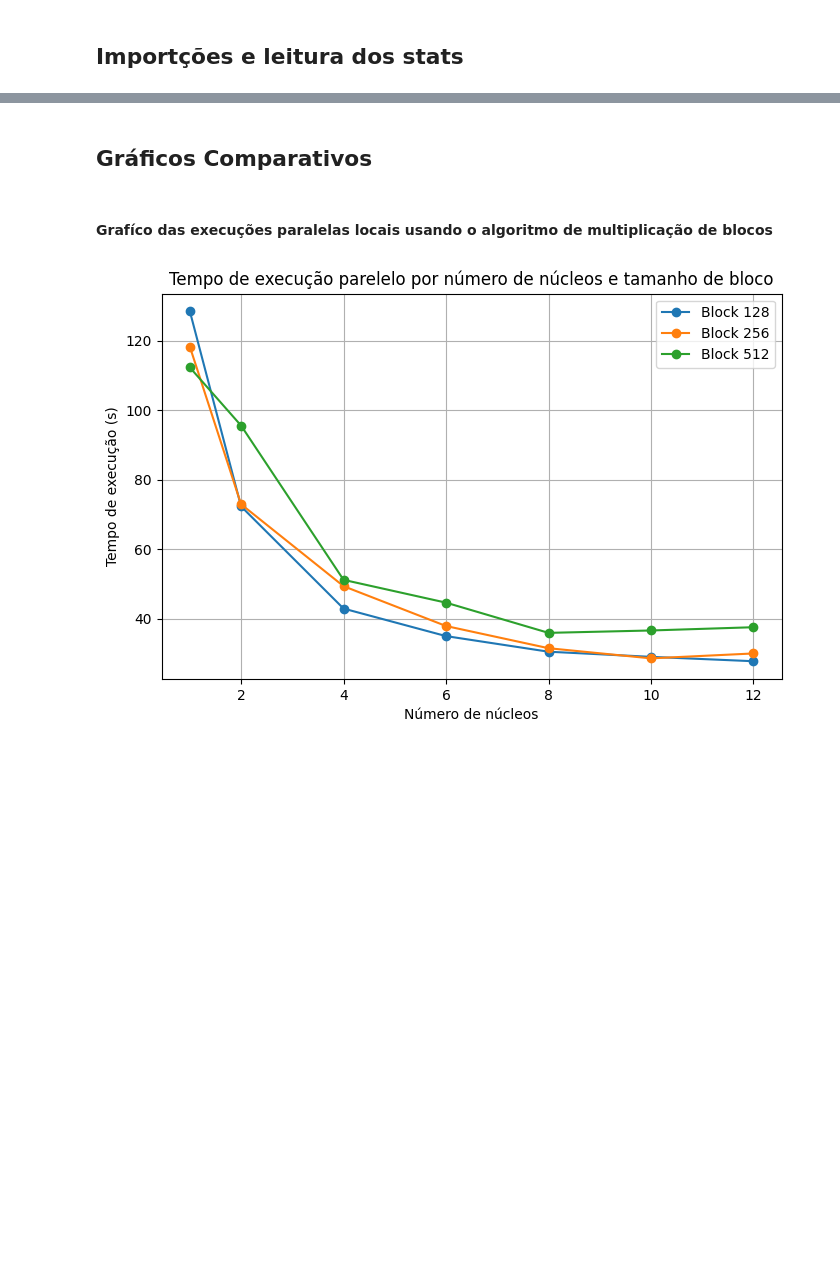
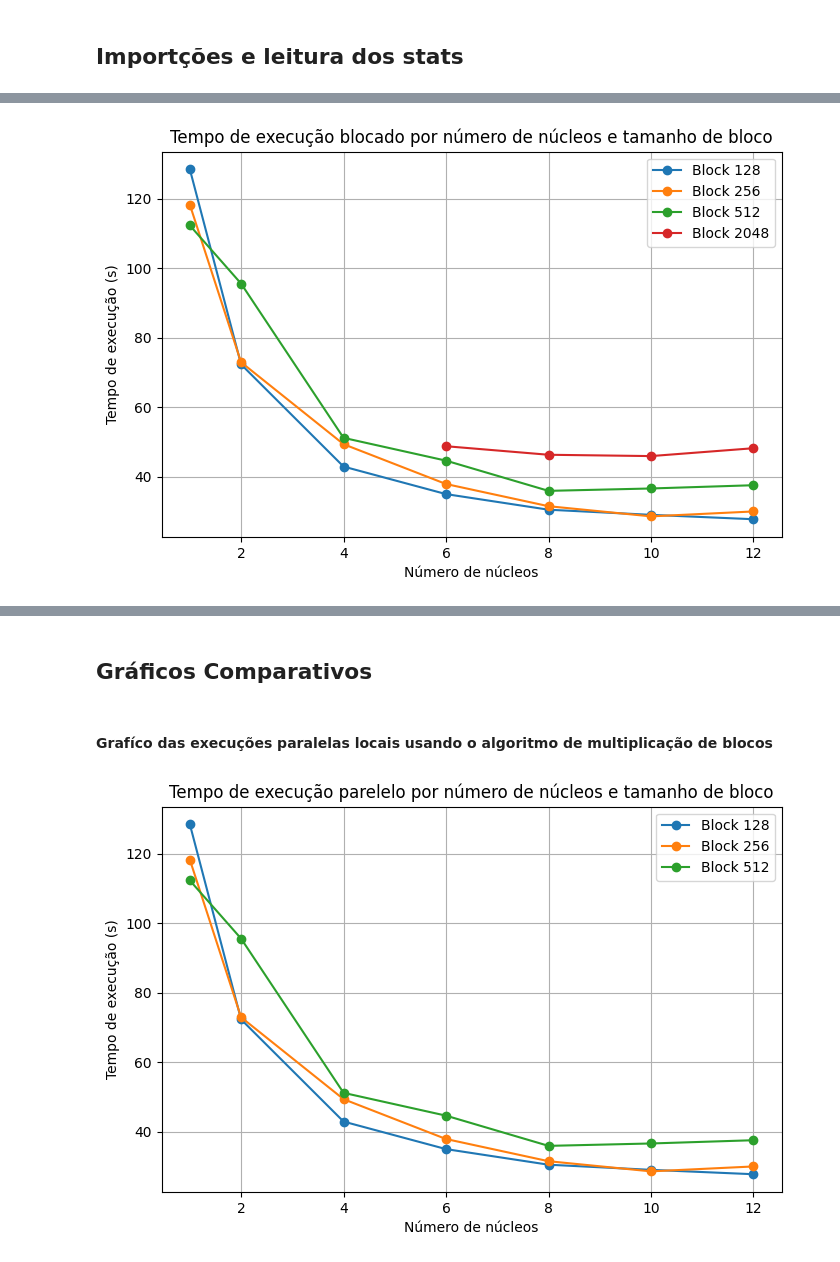
Before and after one commit to brunnbb/Distributed-matrix-multiplication, a Jupyter notebook: src/analyse_ts.ipynb, the cells around one changed output, grey strips where cells are left out. Cells and saved outputs as stored; diff of their text form; code cells hidden in the pictures; blank space fills up the shorter version.

```diff
--- a/src/analyse_ts.ipynb
+++ b/src/analyse_ts.ipynb
@@ -29,0 +18,14 @@ df.head()
+# %%
+# Normalizar colunas ausentes
+for col in ["num_cores", "num_servers", "block_size"]:
+    if col not in df.columns:
+        df[col] = None
+
+df["num_cores"] = df["num_cores"].fillna(df["num_servers"])
+df = df.drop(columns=["num_servers"], errors="ignore")
+
+# Ordenar
+df = df.sort_values(["type", "block_size", "num_cores"]).reset_index(drop=True)
+
+print("=== TABELA ORIGINAL ===")
+print(df[["type", "num_cores", "block_size", "time_seconds"]])
@@ -29,0 +50,14 @@ df.head()
+# %%
+df_blocked = df[df['type'] != 'Linear'].copy()
+
+plt.figure(figsize=(8,5))
+for block_size, subdf in df_blocked.groupby("block_size"):
+    plt.plot(subdf["num_cores"], subdf["time_seconds"], marker='o', label=f"Block {block_size}")
+plt.xlabel("Número de núcleos")
+plt.ylabel("Tempo de execução (s)")
+plt.title("Tempo de execução blocado por número de núcleos e tamanho de bloco")
+plt.legend()
+plt.grid(True)
+plt.show()
+# %% [output]
+[figure, added]
```
Also changed, not shown: parts of 15 cells of this notebook, 8 other files.
